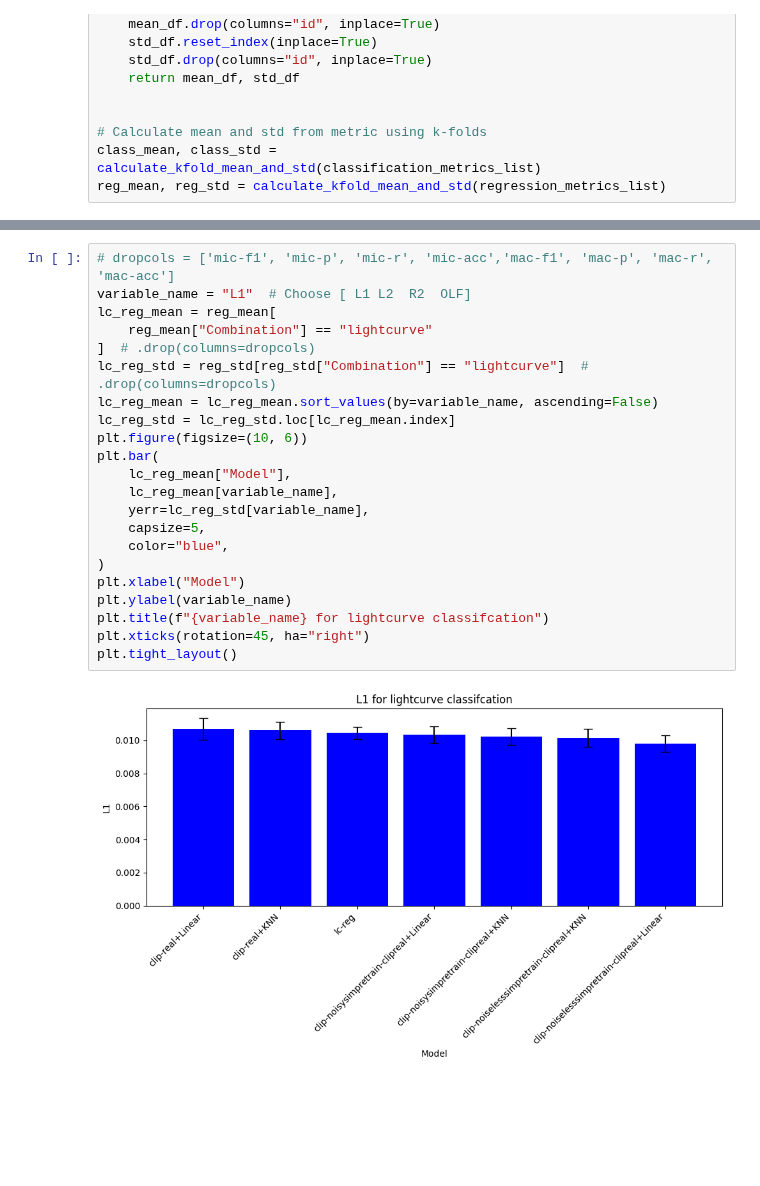
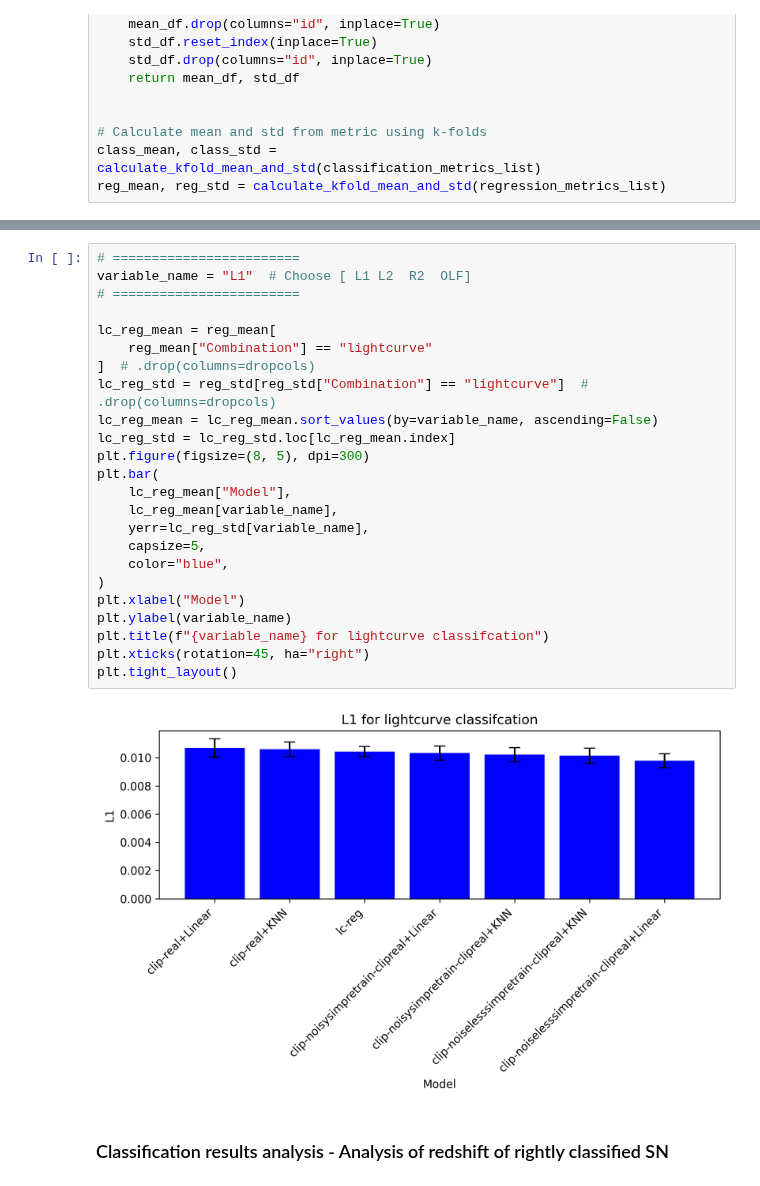
Before and after one commit to ThomasHelfer/multimodal-supernovae, a Jupyter notebook: plot_data.ipynb, the cells around one changed output, grey strips where cells are left out. Cells and saved outputs as stored; diff of their text form; blank space fills up the shorter version.

Commit message:
added new plots for classifcation error analysis

```diff
--- a/plot_data.ipynb
+++ b/plot_data.ipynb
@@ -63,26 +103,30 @@ plt.tight_layout()
 # %% [output]
 [figure]
 # %%
-# dropcols = ['mic-f1', 'mic-p', 'mic-r', 'mic-acc','mac-f1', 'mac-p', 'mac-r', 'mac-acc']
+# ========================
 variable_name = "L1"  # Choose [ L1	L2	R2	OLF]
+# ========================
+
 lc_reg_mean = reg_mean[
     reg_mean["Combination"] == "lightcurve"
 ]  # .drop(columns=dropcols)
 lc_reg_std = reg_std[reg_std["Combination"] == "lightcurve"]  # .drop(columns=dropcols)
 lc_reg_mean = lc_reg_mean.sort_values(by=variable_name, ascending=False)
 lc_reg_std = lc_reg_std.loc[lc_reg_mean.index]
-plt.figure(figsize=(10, 6))
+plt.figure(figsize=(8, 5), dpi=300)
 plt.bar(
     lc_reg_mean["Model"],
     lc_reg_mean[variable_name],
     yerr=lc_reg_std[variable_name],
     capsize=5,
     color="blue",
 )
 plt.xlabel("Model")
 plt.ylabel(variable_name)
 plt.title(f"{variable_name} for lightcurve classifcation")
 plt.xticks(rotation=45, ha="right")
 plt.tight_layout()
 # %% [output]
-[figure, old version]
+[figure, new version]
+# %% [markdown]
+### Classification results analysis - Analysis of redshift of rightly classified SN
```
Also changed, not shown: parts of 9 cells of this notebook.
